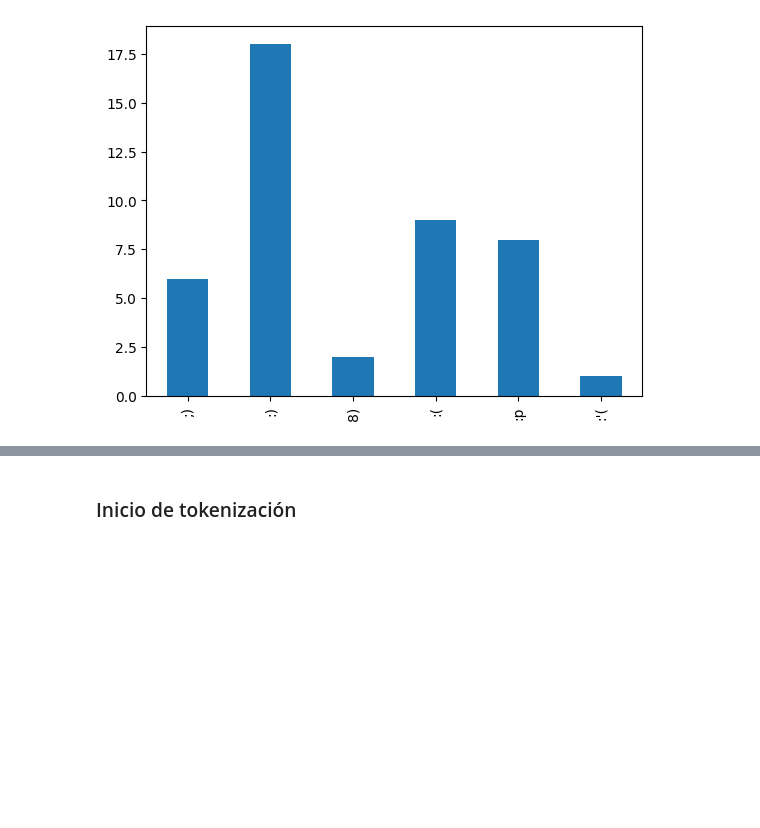
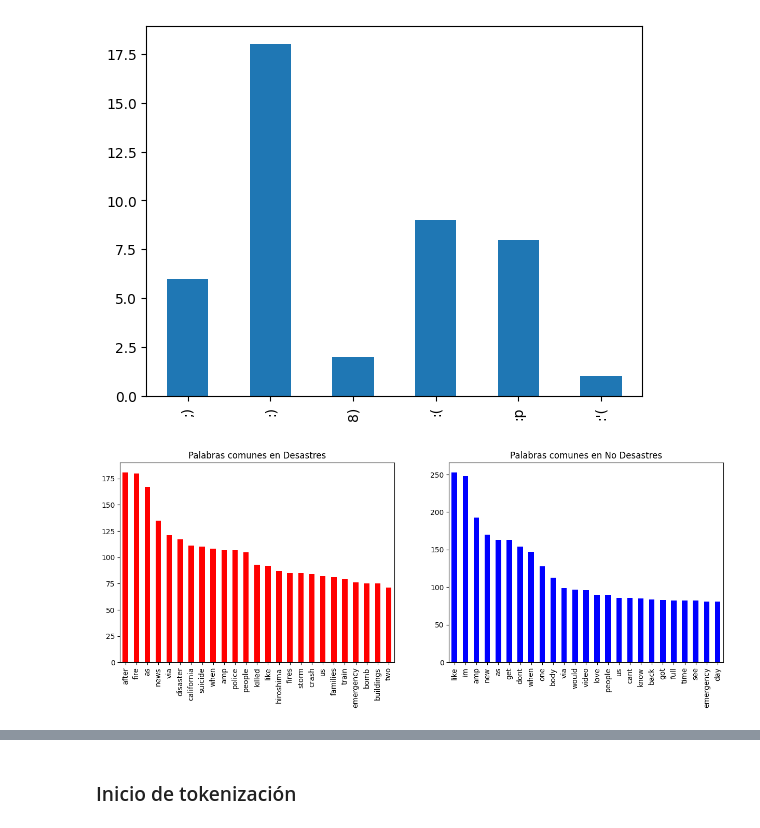
Before and after one commit to SebasJuarez/DS-Collection, a Jupyter notebook: TextMining.ipynb, the cells around one changed output, grey strips where cells are left out. Cells and saved outputs as stored; diff of their text form; code cells hidden in the pictures; blank space fills up the shorter version.

```diff
--- a/TextMining.ipynb
+++ b/TextMining.ipynb
@@ -108,3 +111,30 @@ df["emoticons"].apply(lambda x: pd.Series(1, index=x)).fillna(0).sum().plot(kind
 # %% [output]
 <Axes: >
 [figure]
+# %%
+
+
+from nltk.corpus import stopwords
+
+stopwords = set(stopwords.words("english"))
+# Leave words that might be useful
+stopwords = stopwords - set(["when", "while", "once", "during", "after", "before", "until", "as", "because"])
+
+# Eliminar palabras vacías, stopwords, preposiciones, etc.
+def remove_stopwords(text):
+    return ' '.join([word for word in text.split() if word not in stopwords])
+
+df["clean_text"] = df["clean_text"].apply(remove_stopwords)
+
+plt.figure(figsize=(15, 5))
+plt.subplot(1, 2, 1)
+df[df["target"] == 1]["clean_text"].str.split(expand=True).stack().value_counts().head(25).plot(kind='bar', color='red')
+plt.title("Palabras comunes en Desastres")
+
+plt.subplot(1, 2, 2)
+df[df["target"] == 0]["clean_text"].str.split(expand=True).stack().value_counts().head(25).plot(kind='bar', color='blue')
+plt.title("Palabras comunes en No Desastres")
+
+plt.show()
+# %% [output]
+[figure, added]
```
Also changed, not shown: parts of 2 cells of this notebook.
